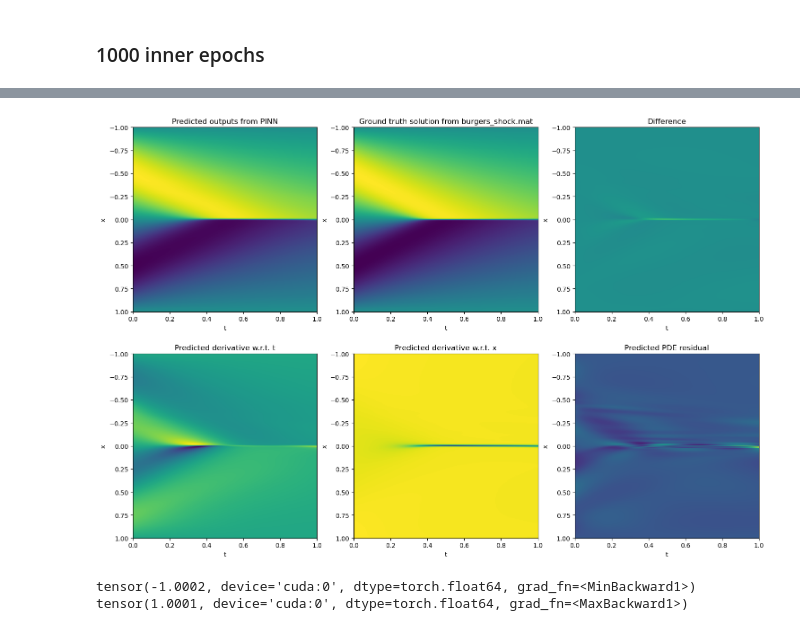
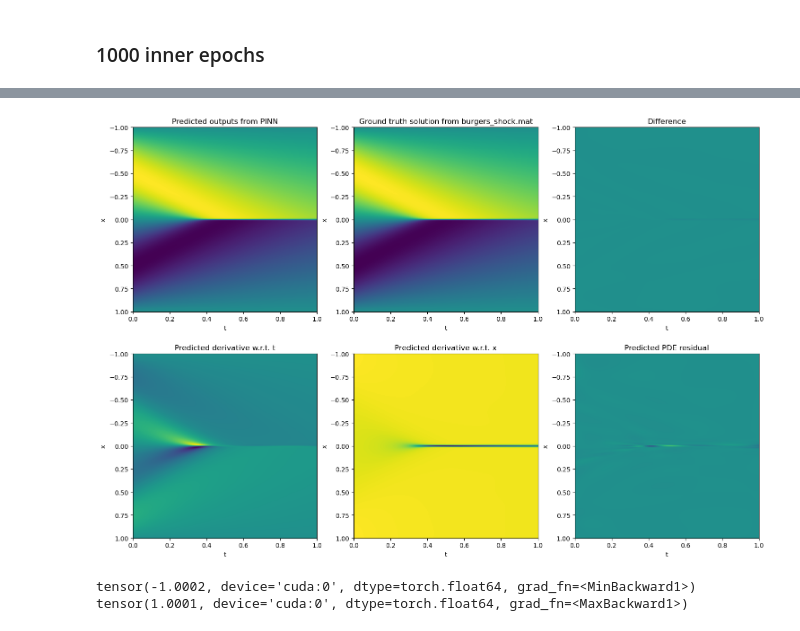
Before and after one commit to jhu04/csci-5527-project, a Jupyter notebook: burgers_exact_penalty_pygranso.ipynb, the cells around one changed output, grey strips where cells are left out. Saved outputs shown, nothing was run; the diff lists cells and outputs as text; code cells hidden in the pictures.

```diff
--- a/burgers_exact_penalty_pygranso.ipynb
+++ b/burgers_exact_penalty_pygranso.ipynb
@@ -391,6 +391,9 @@ def plot_pinn(model):
 
     global_min = np.min([np.min(outimg), np.min(usol_full), np.min(np.abs(outimg - usol_full))])
     global_max = np.max([np.max(outimg), np.max(usol_full), np.max(np.abs(outimg - usol_full))])
+
+    global_max = max(abs(global_max), abs(global_min))
+    global_min = -global_max
     #     global_min = -1
     #     global_max = 1
 
@@ -424,35 +427,35 @@ def plot_pinn(model):
     test_res_img = testres.cpu().detach().numpy()
     test_res_img = np.reshape(test_res_img, (xgridsize, tgridsize))
 
     ax4.set_title("Predicted derivative w.r.t. t")
     ax4.set_xlabel("t")
     ax4.set_ylabel("x")
     ax4.set_box_aspect(1)
     ax4.imshow(test_ut_img, extent=[0, 1, 1, -1], aspect='auto')
 
     ax5.set_title("Predicted derivative w.r.t. x")
     ax5.set_xlabel("t")
     ax5.set_ylabel("x")
     ax5.set_box_aspect(1)
     ax5.imshow(test_ux_img, extent=[0, 1, 1, -1], aspect='auto')
 
     ax6.set_title("Predicted PDE residual")
     ax6.set_xlabel("t")
     ax6.set_ylabel("x")
     ax6.set_box_aspect(1)
-    ax6.imshow(test_res_img, extent=[0, 1, 1, -1], aspect='auto')
+    ax6.imshow(test_res_img, vmin=global_min, vmax=global_max, extent=[0, 1, 1, -1], aspect='auto')
     plt.show()
 
     #     # Plot L2 loss over full grid
     #     iter_range = np.arange(1, soln.iters+1)
     #     error = error.detach().cpu().numpy()
     #     plt.plot(iter_range, error[:soln.iters])
     #     plt.xlabel("Iteration")
     #     plt.ylabel("Relative L2 loss")
     #     plt.show()
 plot_pinn(model)
 # %% [output]
-[figure, old version]
+[figure, new version]
 # %%
 print(test_output.min(), test_output.max())
 # %% [output]
```
Also changed, not shown: parts of 2 cells of this notebook.
